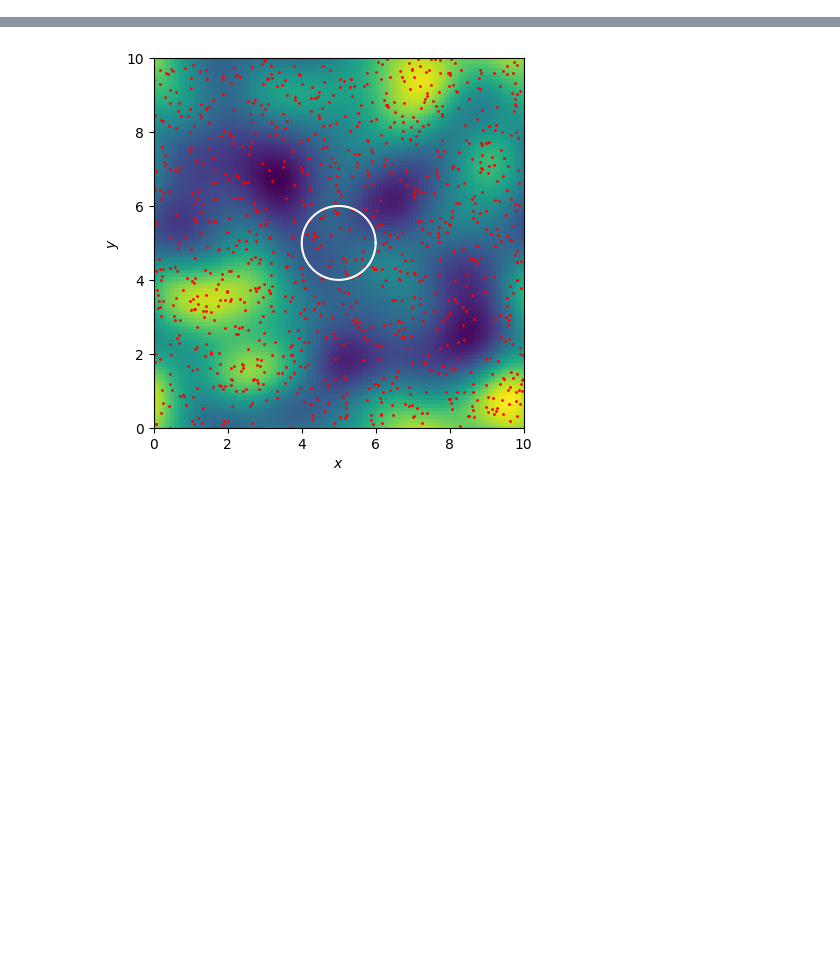
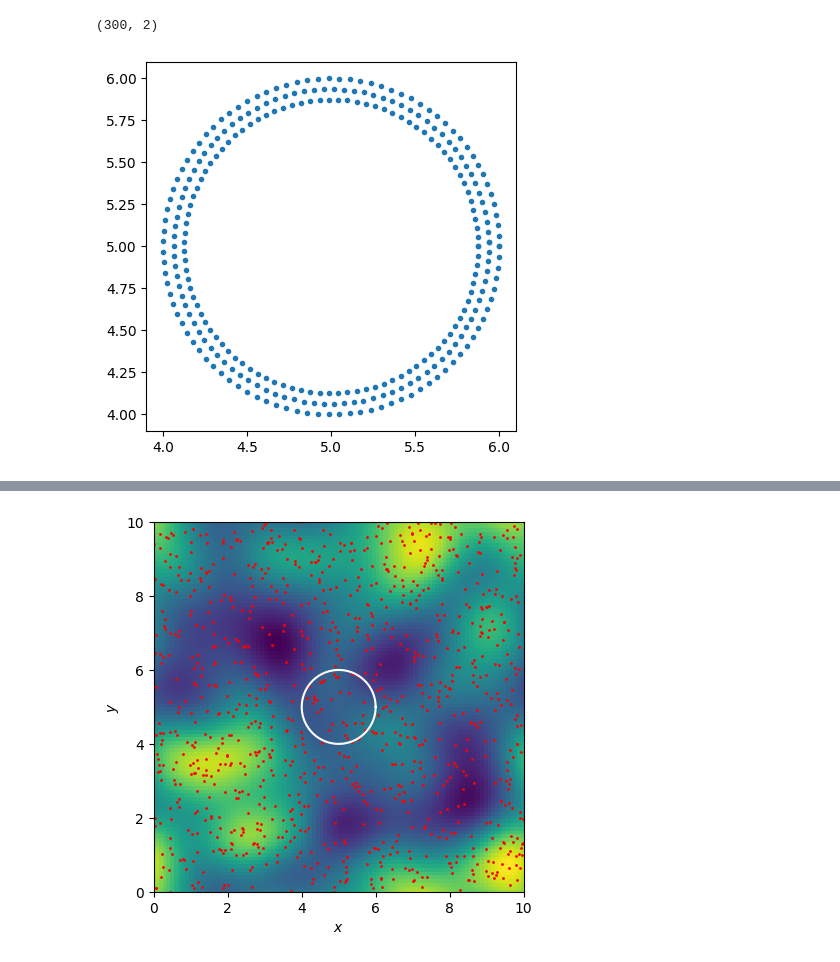
Before and after one commit to slagnews/drag_sph, a Jupyter notebook: sph_test.ipynb, the cells around one changed output, grey strips where cells are left out. Saved outputs shown, nothing was run; the diff lists cells and outputs as text; code cells hidden in the pictures; blank space fills up the shorter version.

```diff
--- a/sph_test.ipynb
+++ b/sph_test.ipynb
@@ -29,5 +46,25 @@ initial_velocities = np.random.normal(size=(no_particles,2))*v_th
 # Let the entire liquid move to the right
 initial_velocities[:,0] += v0
+# %%
+N = 100
+phi = np.linspace(0,2*np.pi,N)
+dphi = 2*np.pi/N
+phi2 = phi+dphi/2
+phi = np.concatenate([phi, phi2, phi])
+
+radii = [central_object["radius"]]*N + [central_object["radius"]*(1-dphi)]*N + [central_object["radius"]*(1-2*dphi)]*N
+
+ghost_positions_x = L/2+radii*np.cos(phi)
+ghost_positions_y = L/2+radii*np.sin(phi)
+
+ghost_positions = np.column_stack((ghost_positions_x, ghost_positions_y))
+print(ghost_positions.shape)
+fig, ax = plt.subplots()
+ax.scatter(ghost_positions_x, ghost_positions_y, marker='.')
+ax.set_aspect("equal")
+# %% [output]
+(300, 2)
+[figure, added]
 # %%
 rerun_sim = True
 
```
Also changed, not shown: parts of 10 cells of this notebook, 1 other file.
